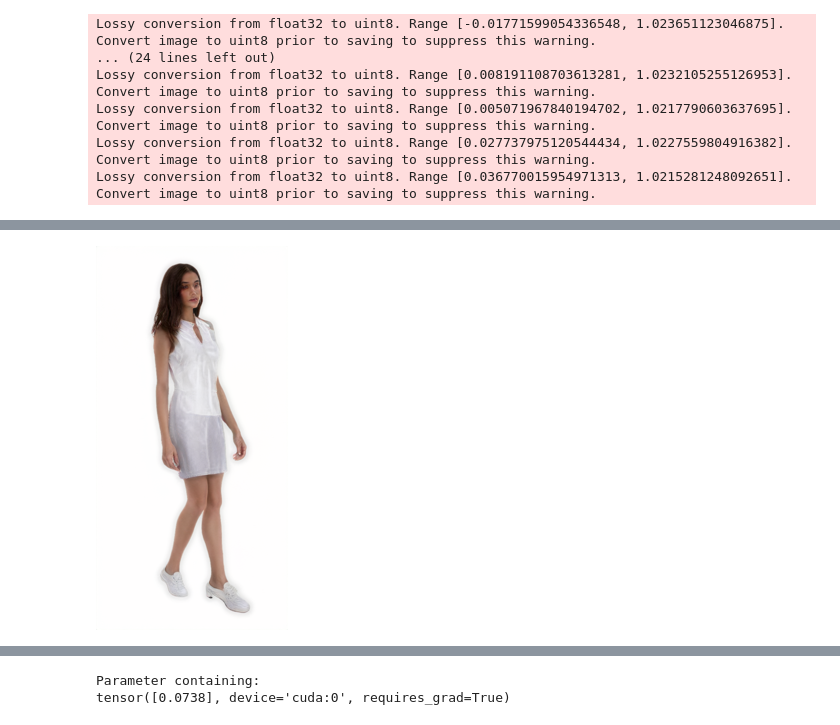
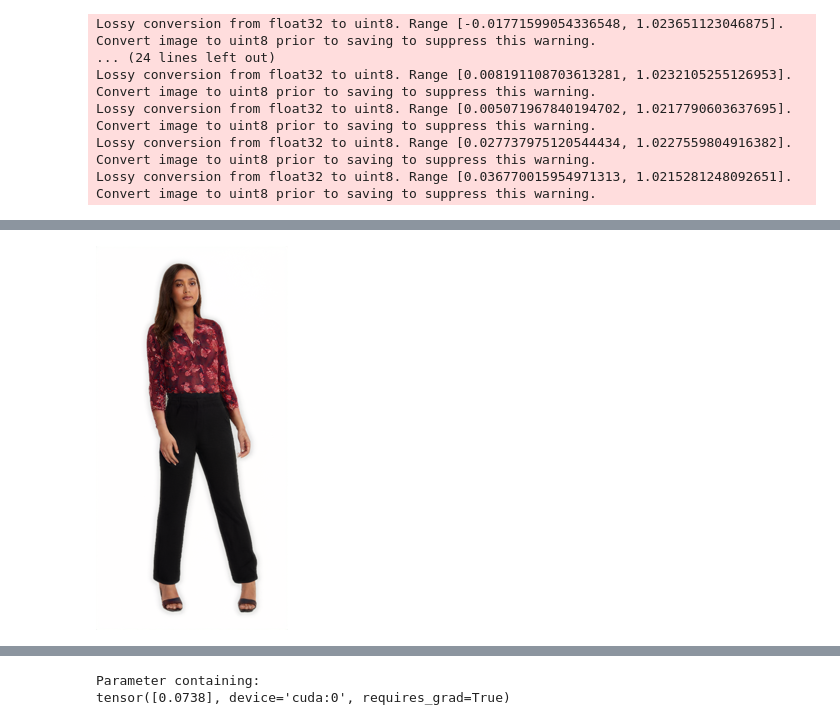
Before and after one commit to leventkaracan/dicomogan, a Jupyter notebook: Generate Manipulation from a pretrained model. .ipynb, the cells around one changed output, grey strips where cells are left out. Drawn from its saved outputs; the diff is of its cells as text; code cells hidden in the pictures.

```diff
--- a/Generate Manipulation from a pretrained model. .ipynb
+++ b/Generate Manipulation from a pretrained model. .ipynb
@@ -684,7 +684,7 @@ Lossy conversion from float32 to uint8. Range [0.005071967840194702, 1.021779060
 Lossy conversion from float32 to uint8. Range [0.027737975120544434, 1.0227559804916382]. Convert image to uint8 prior to saving to suppress this warning.
 Lossy conversion from float32 to uint8. Range [0.036770015954971313, 1.0215281248092651]. Convert image to uint8 prior to saving to suppress this warning.
 # %%
-images, inversions, sampleT, inversion_imgs = load_video('2c111960')
+images, inversions, sampleT, inversion_imgs = load_video('8c112803')
 # %%
 mean_inv = inversions.mean(0, keepdims=True)
 # %%
@@ -737,7 +722,7 @@ tensor([24.7657, 21.7472, 58.2117, 61.0191, 64.4686, 46.5964, 30.3736, 22.0080,
 # %%
-a = edited_videos[5] * 2 -1
+a = model.stylegan_G(inversions[0:1])[0]
 to_PIL(a).resize((64*3, 128*3))
 # %% [output]
-[figure, old version]
+[figure, new version]
 # %%
 n = 8
```
Also changed, not shown: parts of 13 cells of this notebook, 2 other files.
